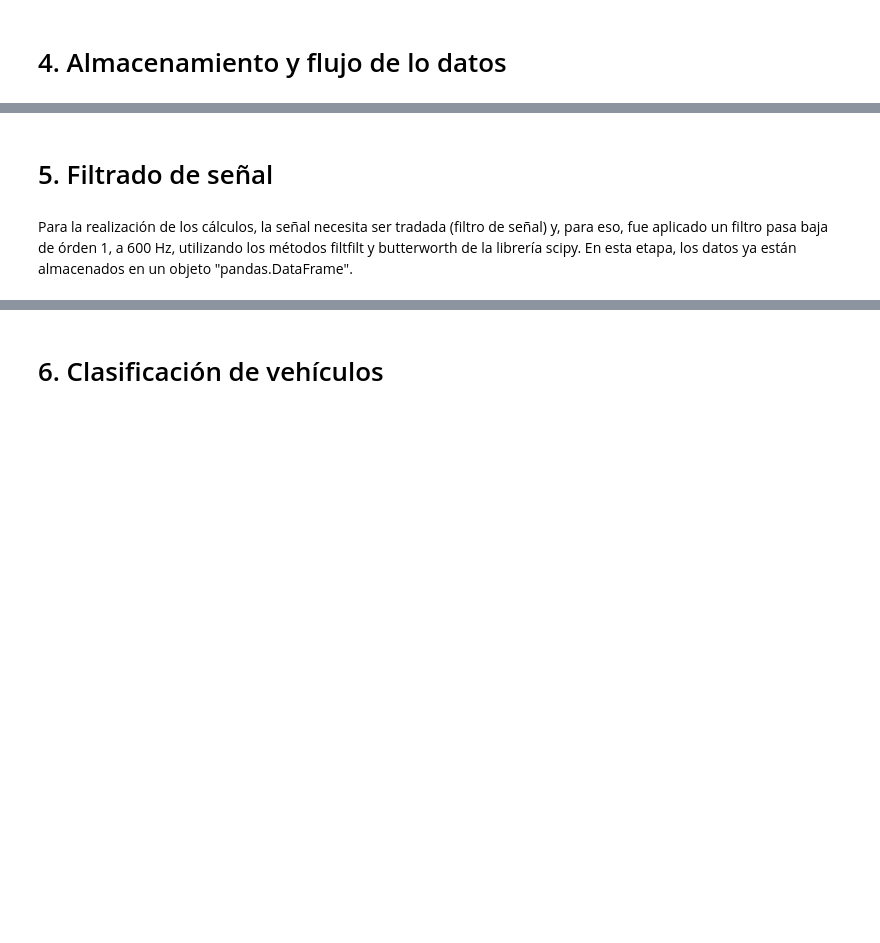
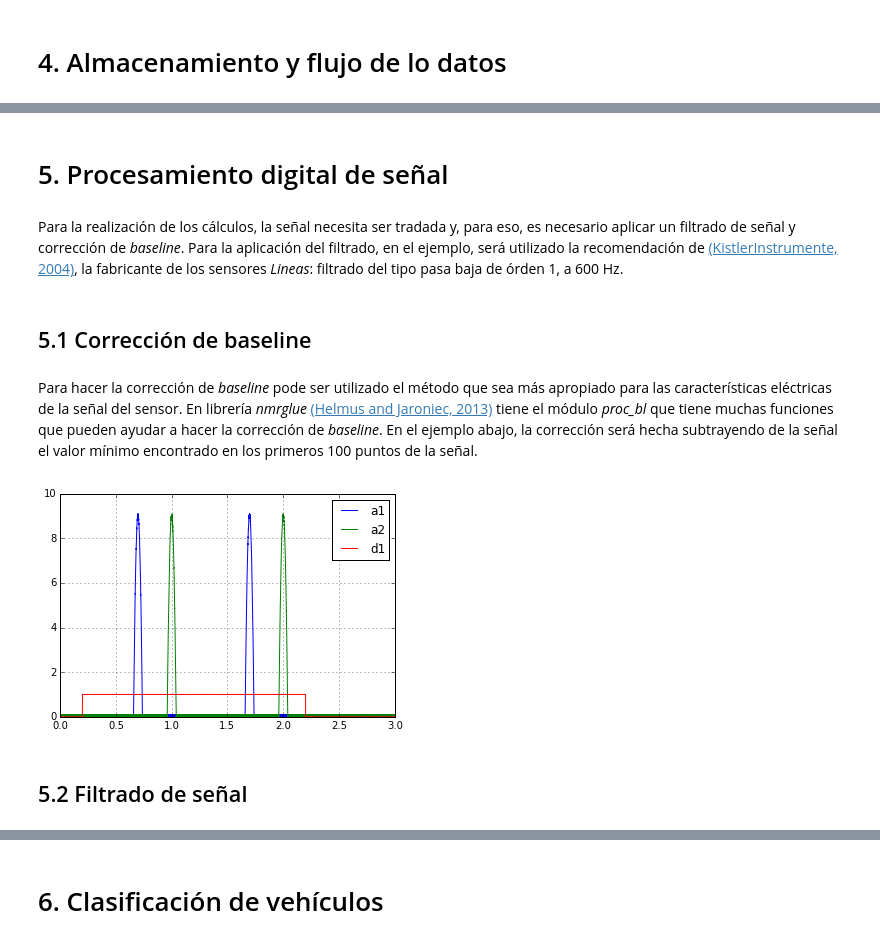
Before and after one commit to OpenWIM/pywim, a Jupyter notebook: docs/PyWIM.ipynb, the cells around one changed output, grey strips where cells are left out. Saved outputs shown, nothing was run; the diff lists cells and outputs as text; code cells hidden in the pictures; blank space fills up the shorter version.

```diff
--- a/docs/PyWIM.ipynb
+++ b/docs/PyWIM.ipynb
@@ -161,4 +273,20 @@ En todos los métodos y funciones de cálculos en el sistema, el tipo patrón pa
+# %% [markdown]
+# 5. Procesamiento digital de señal
+# %% [markdown]
+Para la realización de los cálculos, la señal necesita ser tradada y, para eso, es necesario aplicar un filtrado de señal y corrección de *baseline*. Para la aplicación del filtrado, en el ejemplo, será utilizado la recomendación de <a name="ref-1"/>[(KistlerInstrumente, 2004)](#cite-kistler2004installation), la fabricante de los sensores *Lineas*: filtrado del tipo pasa baja de órden 1, a 600 Hz.
+# %% [markdown]
+## 5.1 Corrección de baseline
+# %% [markdown]
+Para hacer la corrección de *baseline* pode ser utilizado el método que sea más apropiado para las características eléctricas de la señal del sensor. En librería *nmrglue* <a name="ref-2"/>[(Helmus and Jaroniec, 2013)](#cite-helmus2013nmrglue) tiene el módulo *proc_bl* que tiene muchas funciones que pueden ayudar a hacer la corrección de *baseline*. En el ejemplo abajo, la corrección será hecha subtrayendo de la señal el valor mínimo encontrado en los primeros 100 puntos de la señal.
+# %%
+df_filt = df.copy()
+
+for s in df_filt.keys():
+    df_filt[s] -= df_filt[s][:100].min()
+
+df_filt.plot()
+plt.show()
+# %% [output]
+[figure, added]
 # %% [markdown]
-# 5. Filtrado de señal
+## 5.2 Filtrado de señal
-# %% [markdown]
-Para la realización de los cálculos, la señal necesita ser tradada (filtro de señal) y, para eso, fue aplicado un filtro pasa baja de órden 1, a 600 Hz, utilizando los métodos filtfilt y butterworth de la librería scipy. En esta etapa, los datos ya están almacenados en un objeto "pandas.DataFrame".
```
Also changed, not shown: parts of 18 cells of this notebook, 2 other files.
